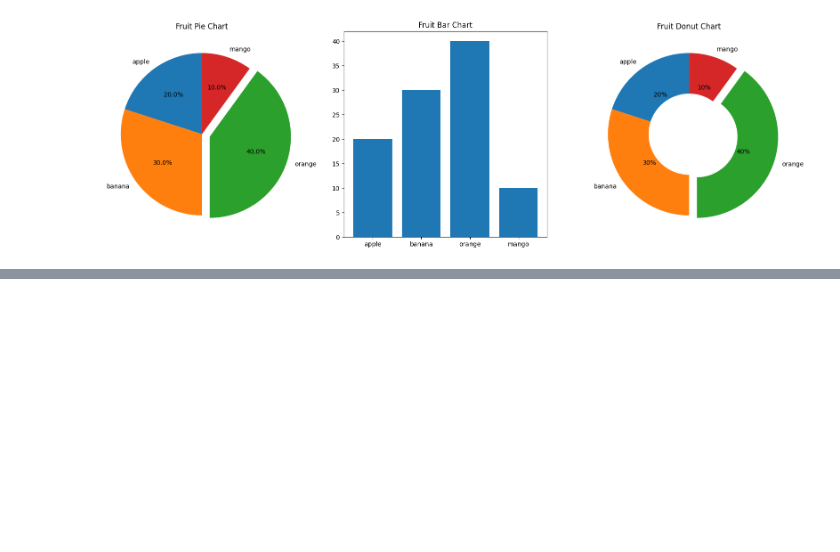
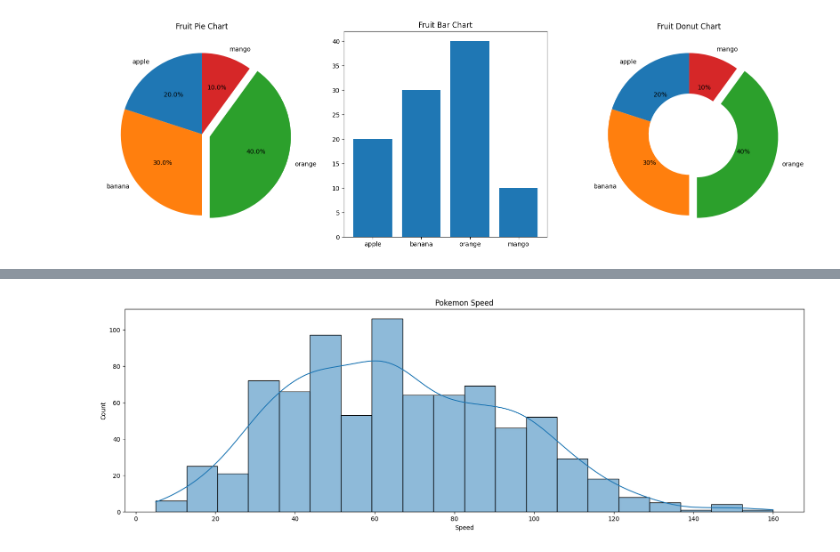
Before and after one commit to kisyular/data-visualization, a Jupyter notebook: Intro-Data-Visualization.ipynb, the cells around one changed output, grey strips where cells are left out. Saved outputs shown, nothing was run; the diff lists cells and outputs as text; code cells hidden in the pictures; blank space fills up the shorter version.

Commit message:
UNIVARIATE EXPLORATION OF DATA - HISTOGTAM, KERNEL DENSITY PLOT

```diff
--- a/Intro-Data-Visualization.ipynb
+++ b/Intro-Data-Visualization.ipynb
@@ -509,0 +525,10 @@ ax3.pie(df['count'], labels=df['fruits'], explode=explode, autopct='%1.0f%%', sh
+# %%
+# Using pokemon dataframe, plot a histogram of the 'speed' column using the seaborn library displot function
+plt.figure(figsize=(20,6))
+plt.title('Pokemon Speed')
+# Plot the histogram
+sb.histplot(pokemon['speed'], kde=True, bins=20)
+plt.xlabel('Speed')
+plt.ylabel('Count');
+# %% [output]
+[figure, added]
```
Also changed, not shown: parts of 3 cells of this notebook.
